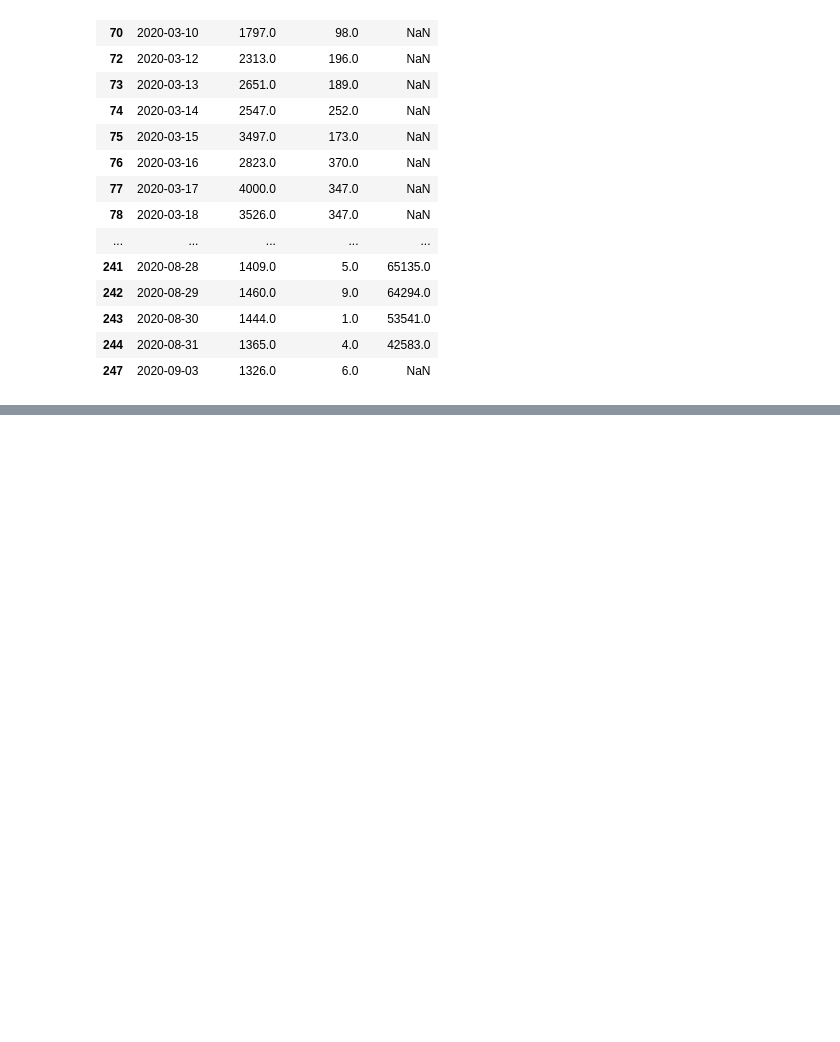
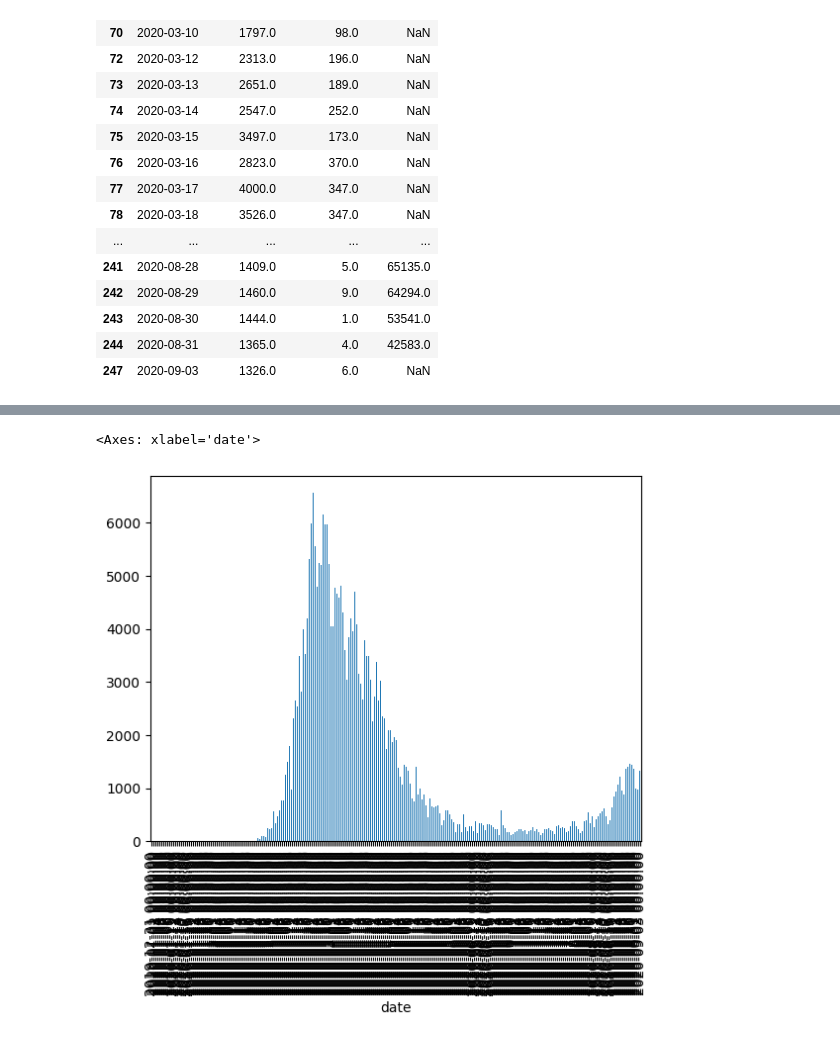
Before and after one commit to ruchirrmittal/pandas_prac, a Jupyter notebook: Untitled.ipynb, the cells around one changed output, grey strips where cells are left out. Drawn from its saved outputs; the diff is of its cells as text; code cells hidden in the pictures; blank space fills up the shorter version.

```diff
--- a/Untitled.ipynb
+++ b/Untitled.ipynb
@@ -250,0 +627,2 @@ with pd.option_context('display.max_rows', 100):
+# %%
+results_df.set_index('date',inplace=True)
@@ -250,0 +646,5 @@ with pd.option_context('display.max_rows', 100):
+# %%
+results_df.new_cases.plot(kind='bar')
+# %% [output]
+<Axes: xlabel='date'>
+[figure, added]
```
Also changed, not shown: parts of 50 cells of this notebook, 2 other files.
